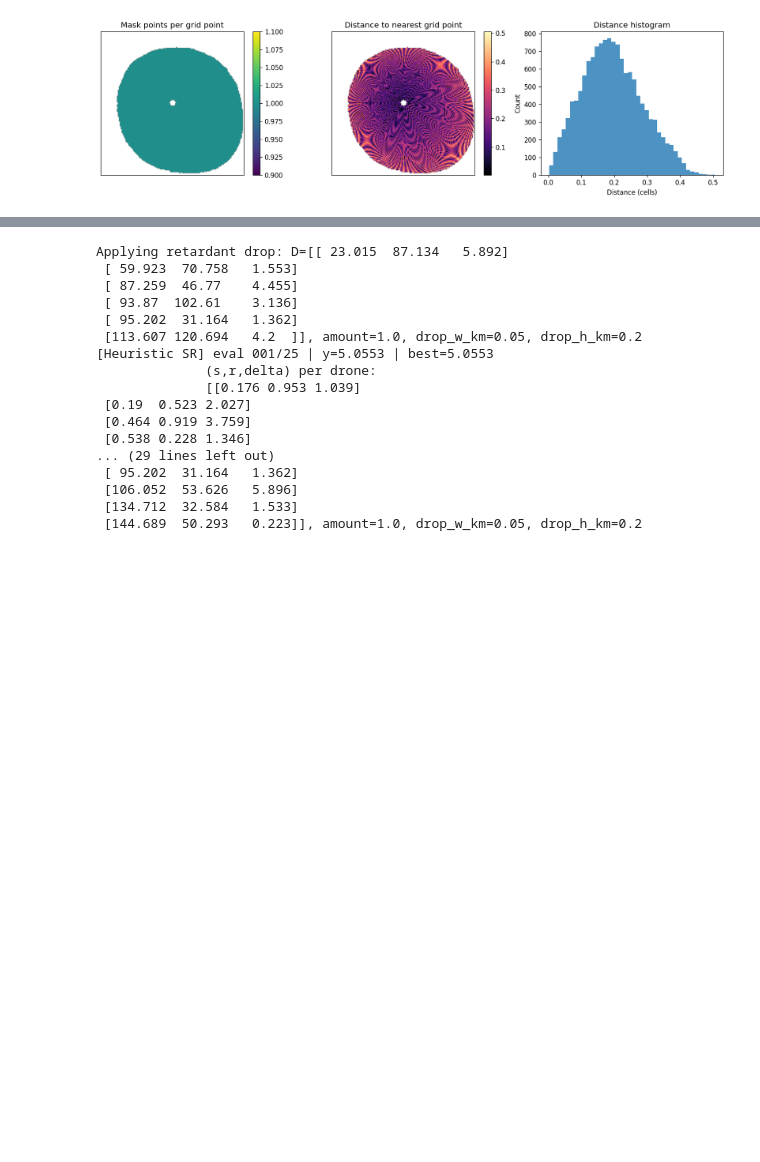
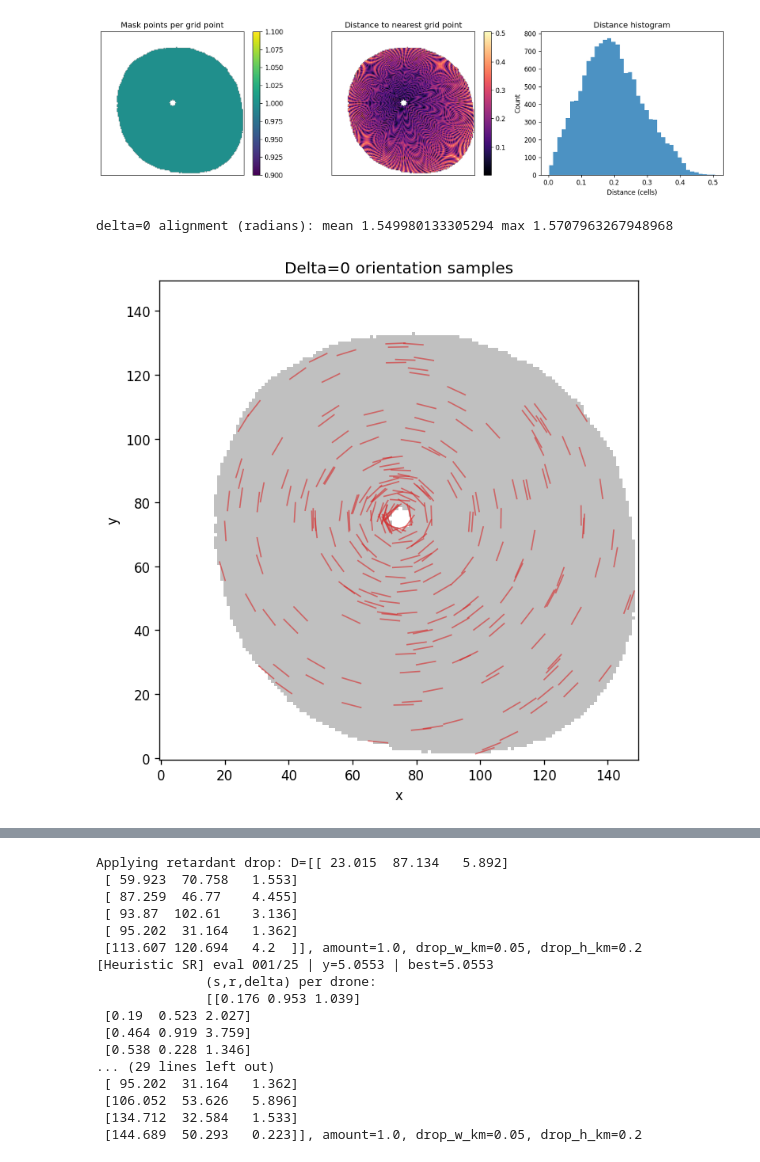
Before and after one commit to joshgreenwa/PyroFinsler, a Jupyter notebook: end_to_end_polar_BO_small.ipynb, the cells around one changed output, grey strips where cells are left out. Drawn from its saved outputs; the diff is of its cells as text; code cells hidden in the pictures; blank space fills up the shorter version.

```diff
--- a/end_to_end_polar_BO_small.ipynb
+++ b/end_to_end_polar_BO_small.ipynb
@@ -211,3 +211,62 @@ Search mask coverage: 0.6242666666666666
 [figure]
 [figure]
 [figure]
+# %%
+# Check delta=0 orientation aligns with the local r-direction.
+
+phi_r = bo.sr_phi_r_grid
+valid = bo.sr_valid_mask
+idx = np.column_stack(np.where(valid))
+
+rng = np.random.default_rng(0)
+sample_n = min(100, len(idx))
+sample = idx[rng.choice(len(idx), size=sample_n, replace=False)]
+
+angle_err = []
+for i, j in sample:
+    s = i / float(bo.sr_grid.shape[0])
+    r = float(bo.sr_r_targets[j])
+    theta = bo._encode_sr_params(np.array([[s, r, 0.0]]))
+    phi = bo.decode_theta(theta)[0, 2]
+    phi_long = 0.5 * np.pi - phi
+    diff = np.arctan2(np.sin(phi_long - phi_r[i, j]), np.cos(phi_long - phi_r[i, j]))
+    angle_err.append(abs(diff))
+
+angle_err = np.asarray(angle_err)
+print("delta=0 alignment (radians): mean", float(np.mean(angle_err)), "max", float(np.max(angle_err)))
+# %% [output]
+delta=0 alignment (radians): mean 1.549980133305294 max 1.5707963267948968
+# %%
+# Visualize delta=0 orientation samples across the SR grid.
+
+phi_r = bo.sr_phi_r_grid
+valid = bo.sr_valid_mask
+idx = np.column_stack(np.where(valid))
+
+rng = np.random.default_rng(1)
+sample_n = min(250, len(idx))
+sample = idx[rng.choice(len(idx), size=sample_n, replace=False)]
+
+fig, ax = plt.subplots(figsize=(6, 6))
+ax.imshow(bo.search_domain_mask.T, origin="lower", cmap="gray_r", alpha=0.25)
+
+seg_len = 0.04 * max(bo.search_domain_mask.shape)
+for i, j in sample:
+    s = i / float(bo.sr_grid.shape[0])
+    r = float(bo.sr_r_targets[j])
+    theta = bo._encode_sr_params(np.array([[s, r, 0.0]]))
+    xy = bo.decode_theta(theta)[0, :2]
+    phi = bo.decode_theta(theta)[0, 2]
+    phi_long = 0.5 * np.pi - phi
+    dx = 0.5 * seg_len * np.cos(phi_long)
+    dy = 0.5 * seg_len * np.sin(phi_long)
+    ax.plot([xy[0] - dx, xy[0] + dx], [xy[1] - dy, xy[1] + dy], color="tab:red", alpha=0.6, linewidth=1.0)
+
+ax.set_title("Delta=0 orientation samples")
+ax.set_xlabel("x")
+ax.set_ylabel("y")
+ax.set_aspect("equal", adjustable="box")
+plt.tight_layout()
+plt.show()
+# %% [output]
+[figure, added]
```
Also changed, not shown: parts of 8 cells of this notebook, 3 other files.
